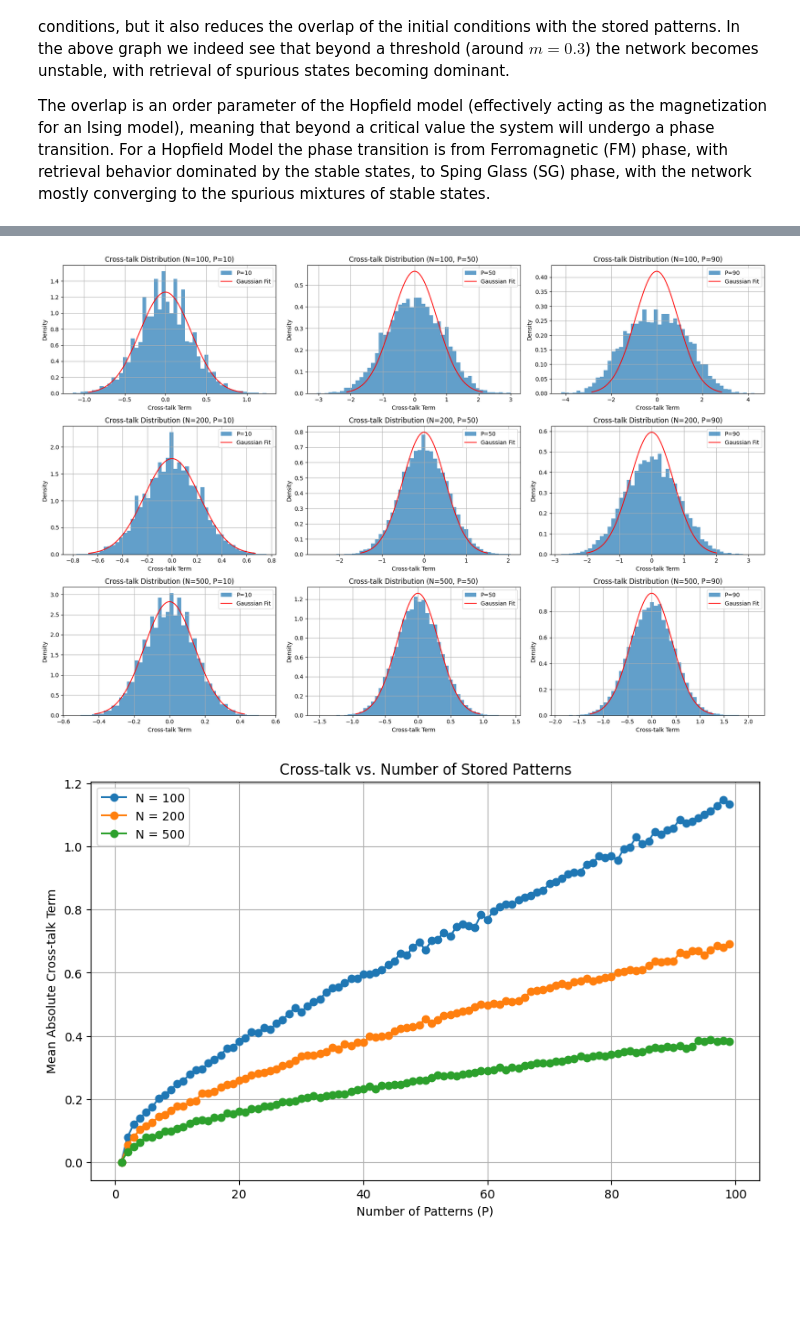
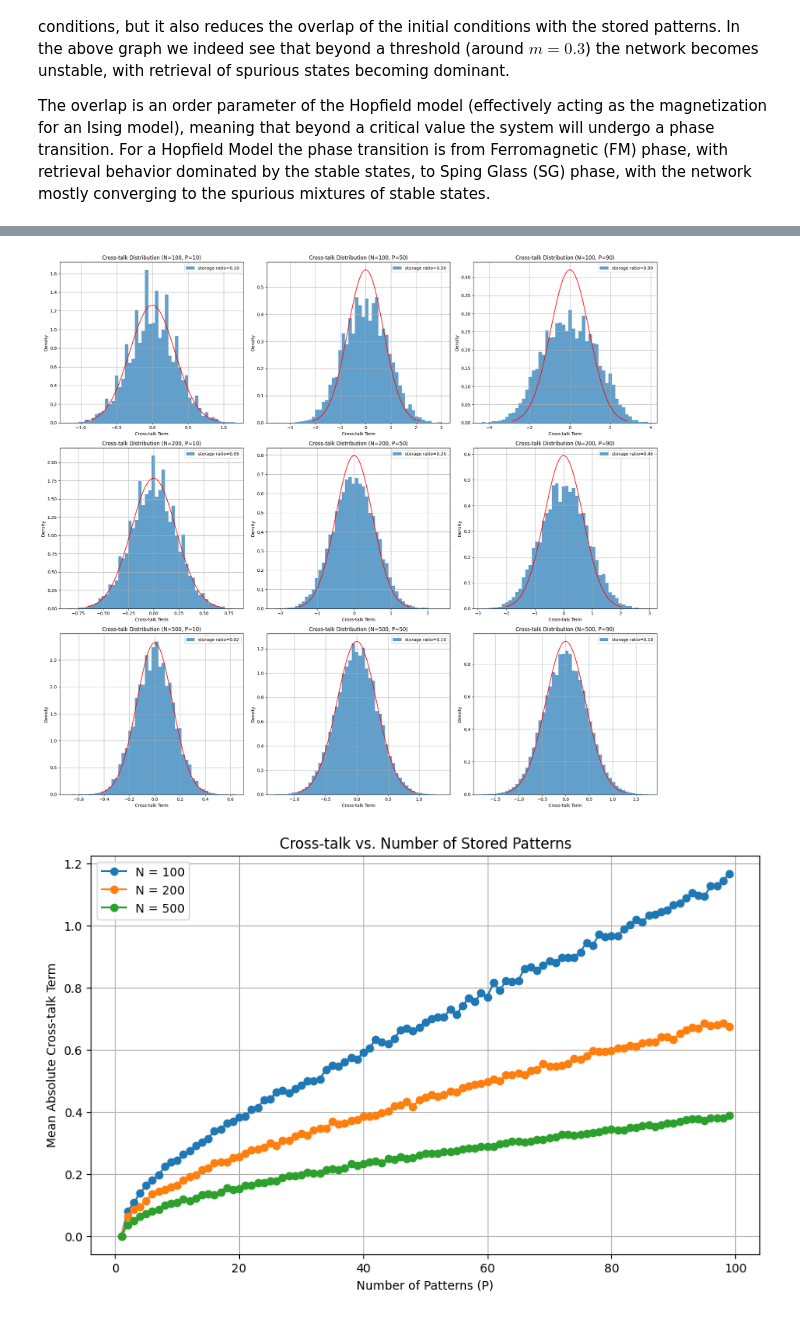
Before and after one commit to edoardo-damore/hopfield_model_and_data_reconstruction, a Jupyter notebook: deterministic_FINAL.ipynb, the cells around one changed output, grey strips where cells are left out. Saved outputs shown, nothing was run; the diff lists cells and outputs as text; code cells hidden in the pictures; blank space fills up the shorter version.

```diff
--- a/deterministic_FINAL.ipynb
+++ b/deterministic_FINAL.ipynb
@@ -104,9 +104,6 @@ def network_flow(
 
         spin_retrieval_acc[p] = p_overlap[p]
 
-    if display:
-        print(f"N: {N}, P: {P}, Patterns w/ {noise}% noise shape: {noisy_patterns.shape}, Fraction of retrieved patterns: {np.mean(spin_retrieval_acc)}")
-
     return P_retrieved, noisy_patterns, np.mean(suc_retrievals), np.mean(spin_retrieval_acc), overlap_init
 
 def update_pattern(input_pattern, J, steps=100, EarlyStop=False):
@@ -144,19 +141,6 @@ def storage_capacity(N_list, P_range, noise=0.1):
         capacity.append(max_stored / N)
     return np.array(capacity)
 
-def visualize_energy_distribution(stored_patterns, noisy_patterns, J):
-    stored_energies = [energy_func(sp, J) for sp in stored_patterns]
-    noisy_energies  = [energy_func(ic, J) for ic in noisy_patterns]
-
-    sns.kdeplot(stored_energies,   label="Memory (Stable)", color="blue", fill=True)
-    sns.kdeplot(noisy_energies,    label="Noise (Initial Condition)", color="orange", fill=True)
-    plt.xlabel("Energy")
-    plt.ylabel("Density")
-    plt.grid(True)
-    plt.title("Energy Distribution of States (KDE))")
-    plt.legend()
-    plt.show()
-
 def compute_crosstalk(N, P):
     crosstalk = []
     if P == 1:
@@ -262,6 +292,6 @@ plt.show()
 # %%
-noises = np.linspace(0, 0.45, 10)
-num_trials = 100
+noises = np.linspace(0, 0.48, 10)
+num_trials = 10
 
 P_set_shape = (len(noises), my_patterns.shape[0], my_patterns.shape[1])
 retrieval_set = np.zeros(P_set_shape)
@@ -510,49 +551,49 @@ for N in N_values:
         crosstalk = compute_crosstalk(N, P)
         crosstalk_distributions[N].append(crosstalk)
 
-plt.figure(figsize=(18, 12))
+plt.figure(figsize=(20, 18))
 
 for j, N in enumerate(N_values):
     for i, P in enumerate([10, 50, 90]):
         plt.subplot(len(N_values), 3, j*3 + i + 1)
         p = P_values[P_values == P][0]
         plt.hist(crosstalk_distributions[N][p], bins=50, density=True, alpha=0.7, label=f"P={P}")
         mu, sigma = 0, np.sqrt(P/N)
         x = np.linspace(-3*sigma, 3*sigma, 100)
         plt.plot(x, norm.pdf(x, mu, sigma), color='red', label="Gaussian Fit")
         plt.xlabel("Cross-talk Term")
         plt.ylabel("Density")
         plt.title(f"Cross-talk Distribution (N={N}, P={P})")
-        plt.legend()
+        plt.legend([f"storage ratio={P/N:.2f}"])
         plt.grid(True)
 
 plt.tight_layout()
 plt.show()
 plt.figure(figsize=(10, 6))
 
 for N in N_values:
     mean_crosstalk = [np.mean(np.abs(crosstalk_distributions[N][i])) for i in range(len(P_values))]
     plt.plot(P_values, mean_crosstalk, marker='o', linestyle='-', label=f"N = {N}")
 
 plt.xlabel("Number of Patterns (P)")
 plt.ylabel("Mean Absolute Cross-talk Term")
 plt.title("Cross-talk vs. Number of Stored Patterns")
 plt.legend()
 plt.grid(True)
 plt.show()
 
-plt.figure(figsize=(10, 6))
+#plt.figure(figsize=(10, 6))
 
-for N in N_values:
-    mean_crosstalk = [np.mean(np.abs(crosstalk_distributions[N][i])) for i in range(len(P_values))]
-    plt.plot(np.array(P_values) / N, mean_crosstalk, marker='o', linestyle='-', label=f"N = {N}")
+#for N in N_values:
+#    mean_crosstalk = [np.mean(np.abs(crosstalk_distributions[N][i])) for i in range(len(P_values))]
+#    plt.plot(np.array(P_values) / N, mean_crosstalk, linestyle='-', label=f"N = {N}")
 
-plt.xlabel("Storage Ratio (P/N)")
-plt.ylabel("Mean Absolute Cross-talk Term")
-plt.title("Cross-talk vs. Storage Ratio (P/N)")
-plt.legend()
-plt.grid(True)
-plt.show()
+#plt.xlabel("Storage Ratio (P/N)")
+#plt.ylabel("Mean Absolute Cross-talk Term")
+#plt.title("Cross-talk vs. Storage Ratio (P/N)")
+#plt.legend()
+#plt.grid(True)
+#plt.show()
 # %% [output]
-[figure, old version]
+[figure, new version]
-[figure, old version]
+[figure, new version]
```
Also changed, not shown: parts of 29 cells of this notebook, 2 other files.
